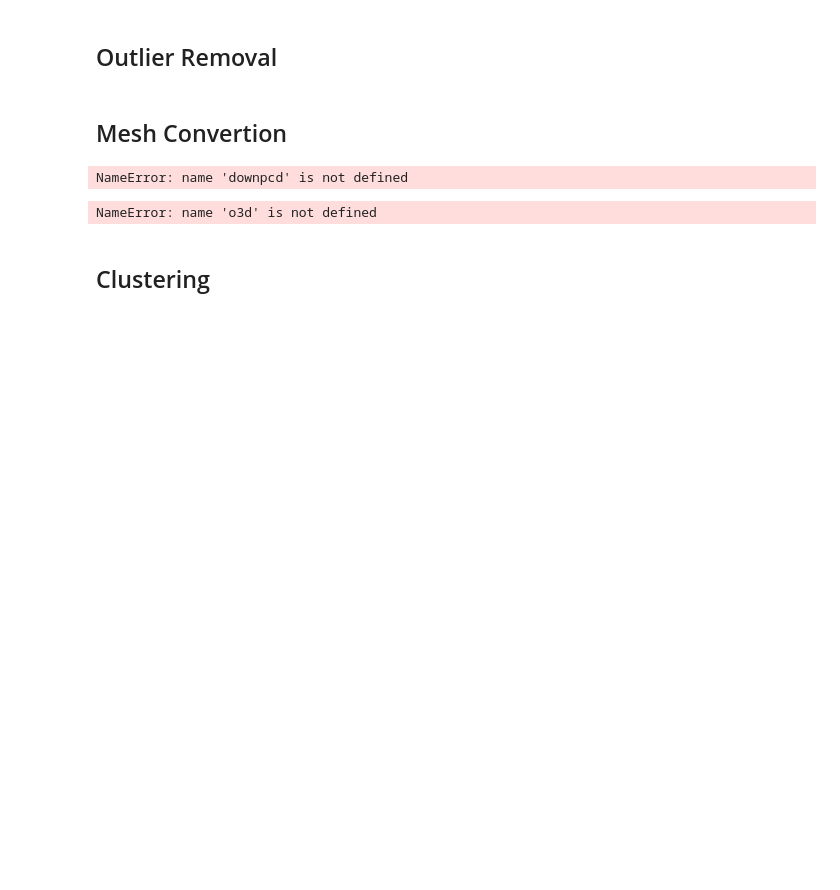
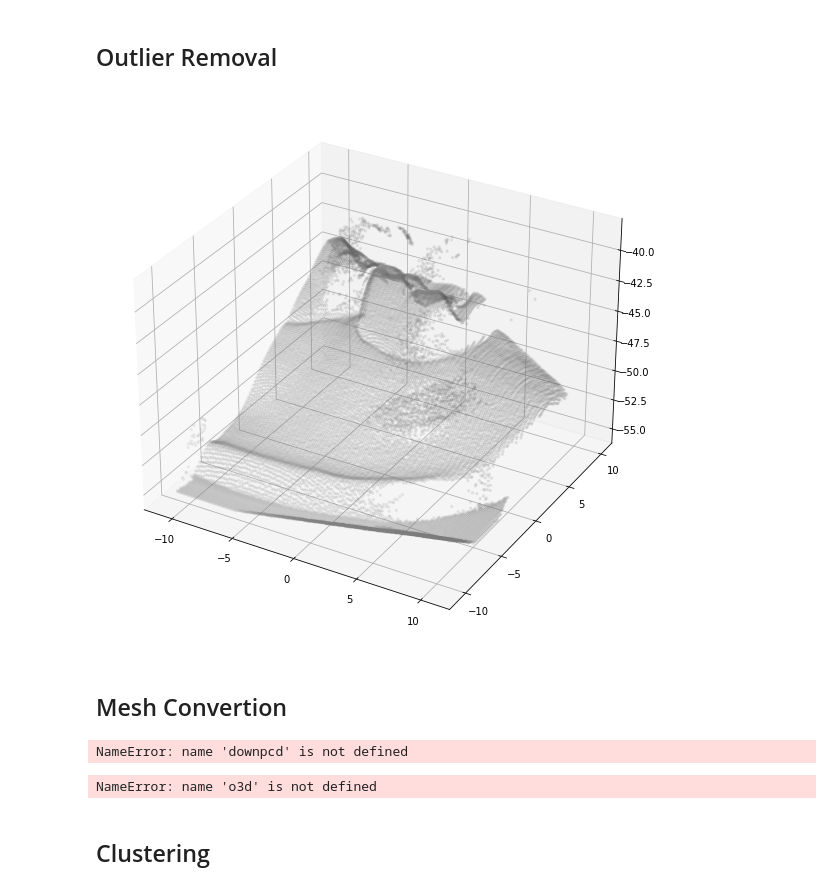
Before and after one commit to BasianLesi/02507-Project_work_Image_Analysis_and_Computer_Graphics, a Jupyter notebook: notebooks/TIM_PointClouds_v_1_0.ipynb, the cells around one changed output. Cells and saved outputs as stored; diff of their text form; code cells hidden in the pictures; blank space fills up the shorter version.

```diff
--- a/notebooks/TIM_PointClouds_v_1_0.ipynb
+++ b/notebooks/TIM_PointClouds_v_1_0.ipynb
@@ -27,7 +27,7 @@ def plotCloud(cloud, color = None, mirrorX = False, mirrorY = False, mirrorZ = F
     if(type(cloud) == "numpy.ndarray"): # if cloud is array
         points = cloud
     else: #if cloud is open3d cloud
-        points = np.asarray(pcd.points)
+        points = np.asarray(cloud.points)
         if color == None:
             color = cloud.colors
 
@@ -74,3 +62,8 @@ o3d.visualization.draw_geometries([downpcd])
+# %%
+#o3d.visualization.draw_geometries([downpcd])
+plotCloud(downpcd, mirrorY = True, mirrorZ = True)
+# %% [output]
+[figure, added]
 # %% [markdown]
 ## Mesh Convertion
 # %%
```
Also changed, not shown: parts of 4 cells of this notebook.
